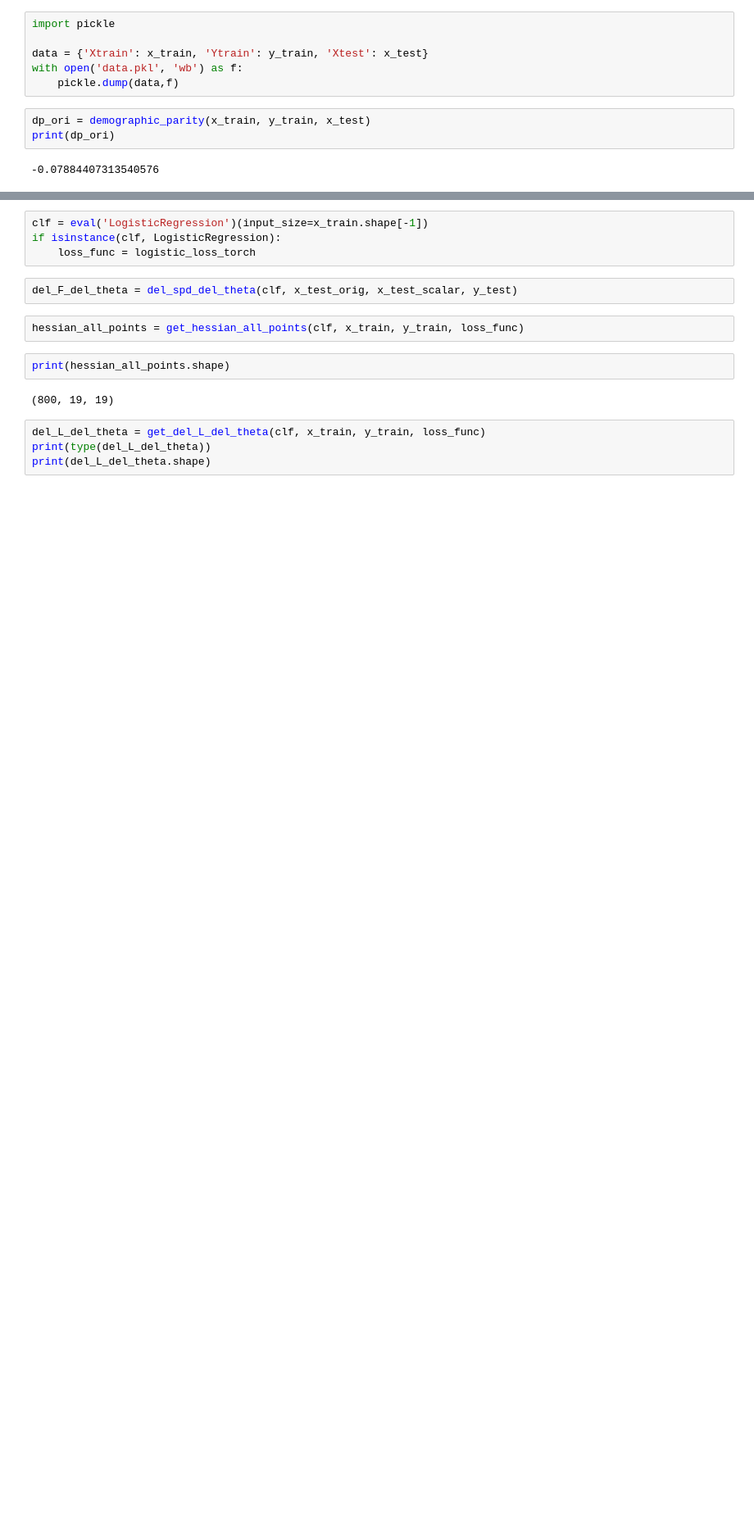
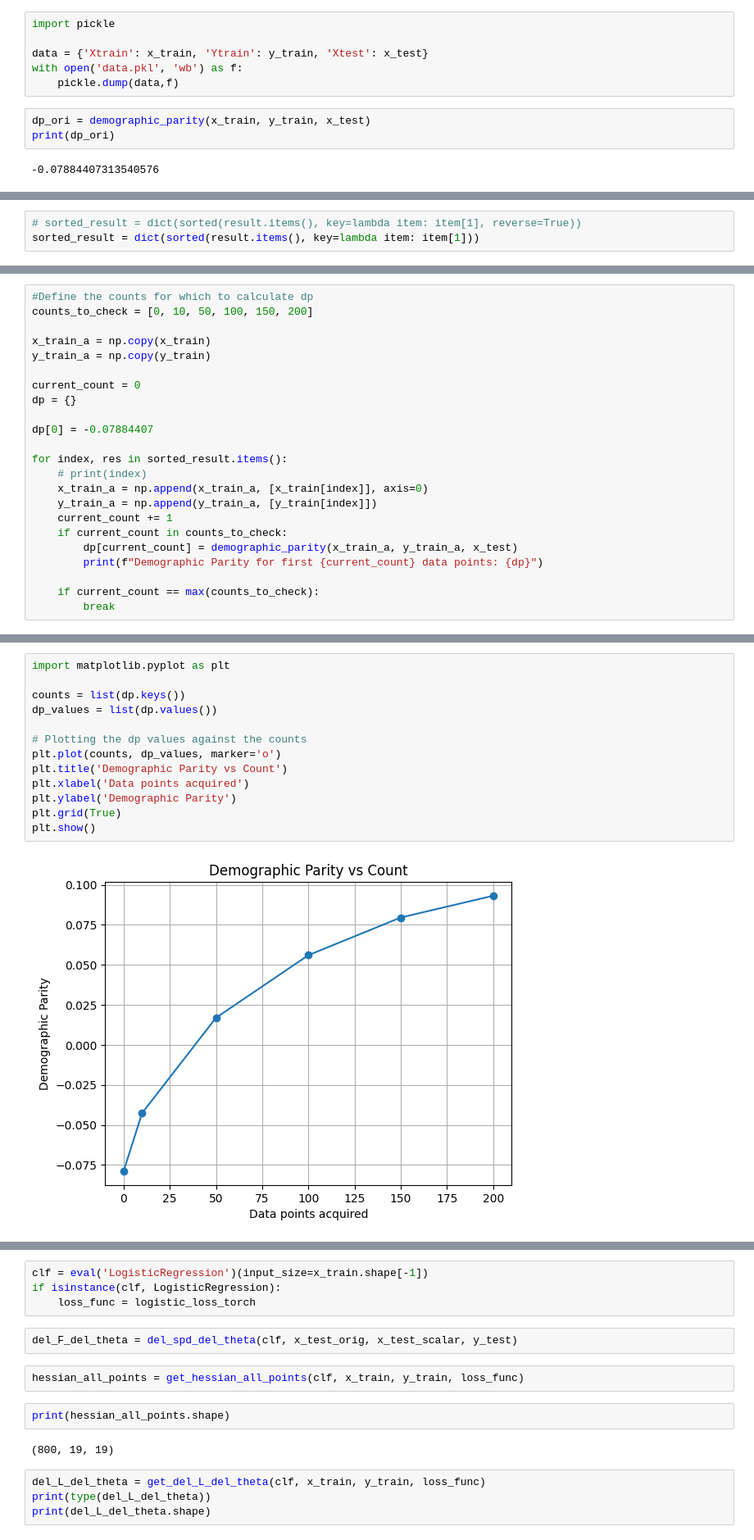
Before and after one commit to ekta0596/DataAcquisition-valuation, a Jupyter notebook: FirstOrderInfluenceWOTrain.ipynb, the cells around one changed output, grey strips where cells are left out. Shown at 82% size. Saved outputs shown, nothing was run; the diff lists cells and outputs as text; blank space fills up the shorter version.

```diff
--- a/FirstOrderInfluenceWOTrain.ipynb
+++ b/FirstOrderInfluenceWOTrain.ipynb
@@ -135,0 +153,3 @@ for i in range(len(x_train)):
+# %%
+# sorted_result = dict(sorted(result.items(), key=lambda item: item[1], reverse=True))
+sorted_result = dict(sorted(result.items(), key=lambda item: item[1]))
@@ -135,0 +177,23 @@ for i in range(len(x_train)):
+# %%
+#Define the counts for which to calculate dp
+counts_to_check = [0, 10, 50, 100, 150, 200]
+
+x_train_a = np.copy(x_train)
+y_train_a = np.copy(y_train)
+
+current_count = 0
+dp = {}
+
+dp[0] = -0.07884407
+
+for index, res in sorted_result.items():
+    # print(index)
+    x_train_a = np.append(x_train_a, [x_train[index]], axis=0)
+    y_train_a = np.append(y_train_a, [y_train[index]])
+    current_count += 1
+    if current_count in counts_to_check:
+        dp[current_count] = demographic_parity(x_train_a, y_train_a, x_test)
+        print(f"Demographic Parity for first {current_count} data points: {dp}")
+
+    if current_count == max(counts_to_check):
+        break
@@ -135,0 +206,15 @@ for i in range(len(x_train)):
+# %%
+import matplotlib.pyplot as plt
+
+counts = list(dp.keys())
+dp_values = list(dp.values())
+
+# Plotting the dp values against the counts
+plt.plot(counts, dp_values, marker='o')
+plt.title('Demographic Parity vs Count')
+plt.xlabel('Data points acquired')
+plt.ylabel('Demographic Parity')
+plt.grid(True)
+plt.show()
+# %% [output]
+[figure, added]
```
Also changed, not shown: parts of 8 cells of this notebook.
